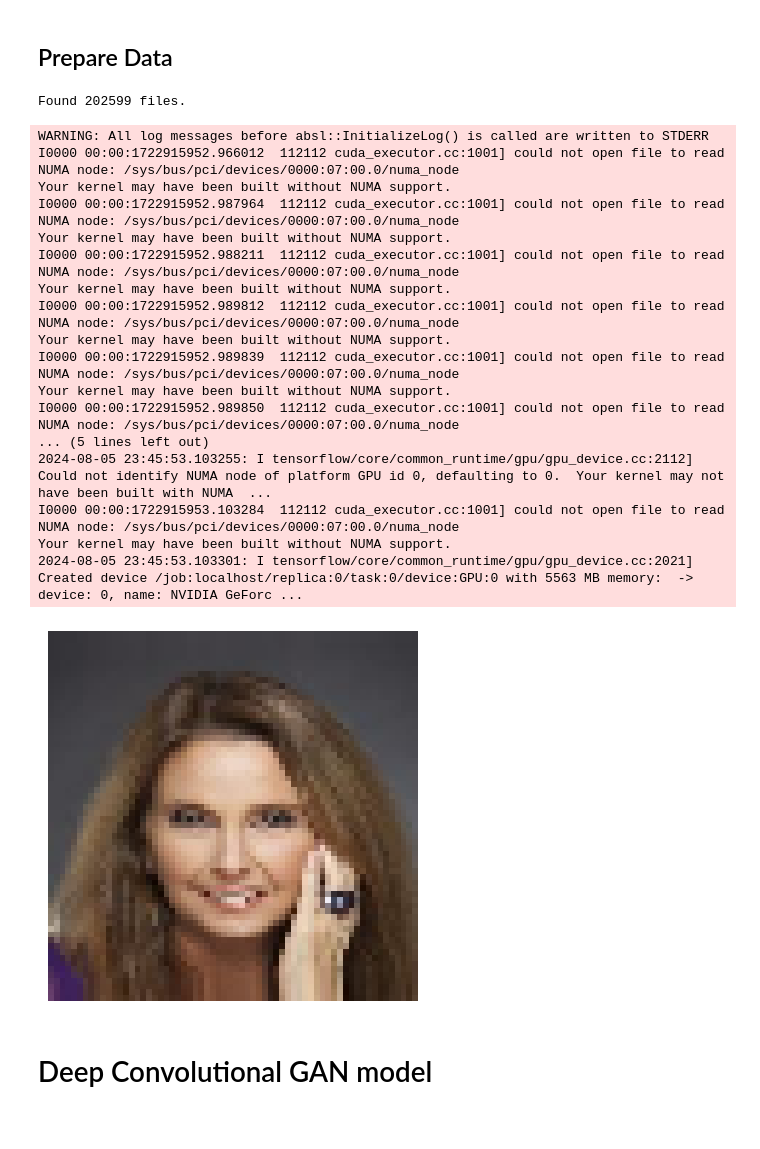
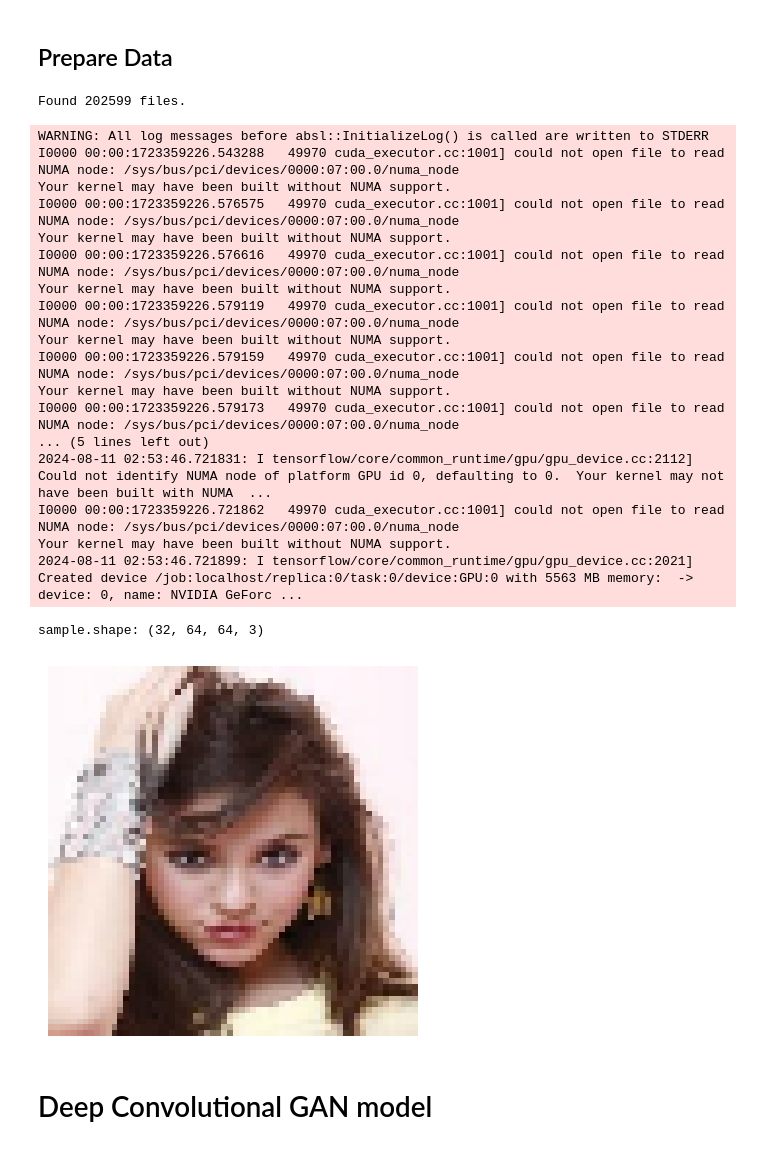
Before and after one commit to saeidtaleghani23/DCGAN_CelebA, a Jupyter notebook: main.ipynb, the cells around one changed output. Saved outputs shown, nothing was run; the diff lists cells and outputs as text; code cells hidden in the pictures.

```diff
--- a/main.ipynb
+++ b/main.ipynb
@@ -49,36 +50,45 @@ else:
 # %%
 # create an image dataset
+import yaml
+# Load the config file
+with open('./config/config.yaml', 'r') as file:
+    config = yaml.safe_load(file)
+batch_size= config['training']['batch_size']
+input_shape = tuple(config['model']['input_shape'])
+
 dataset= keras.preprocessing.image_dataset_from_directory ('celeba_gan', # path to images
                                                            label_mode=None, # no label
-                                                           image_size=(64,64), # image size
-                                                           batch_size=32)
+                                                           image_size=input_shape[:-1], # image size
+                                                           batch_size=batch_size)
 # normalizing the image
 dataset = dataset.map(lambda x: x/255.0)
 # show a sample
 for sample in dataset:
+    print(f'sample.shape: {sample.shape}')
     plt.axis("off") # turn off the axis label
     plt.imshow((sample.numpy() * 255).astype("int32") [0])
     break
 # %% [output]
 Found 202599 files.
 WARNING: All log messages before absl::InitializeLog() is called are written to STDERR
-I0000 00:00:1722915952.966012  112112 cuda_executor.cc:1001] could not open file to read NUMA node: /sys/bus/pci/devices/0000:07:00.0/numa_node
+I0000 00:00:1723359226.543288   49970 cuda_executor.cc:1001] could not open file to read NUMA node: /sys/bus/pci/devices/0000:07:00.0/numa_node
 Your kernel may have been built without NUMA support.
-I0000 00:00:1722915952.987964  112112 cuda_executor.cc:1001] could not open file to read NUMA node: /sys/bus/pci/devices/0000:07:00.0/numa_node
+I0000 00:00:1723359226.576575   49970 cuda_executor.cc:1001] could not open file to read NUMA node: /sys/bus/pci/devices/0000:07:00.0/numa_node
 Your kernel may have been built without NUMA support.
-I0000 00:00:1722915952.988211  112112 cuda_executor.cc:1001] could not open file to read NUMA node: /sys/bus/pci/devices/0000:07:00.0/numa_node
+I0000 00:00:1723359226.576616   49970 cuda_executor.cc:1001] could not open file to read NUMA node: /sys/bus/pci/devices/0000:07:00.0/numa_node
 Your kernel may have been built without NUMA support.
-I0000 00:00:1722915952.989812  112112 cuda_executor.cc:1001] could not open file to read NUMA node: /sys/bus/pci/devices/0000:07:00.0/numa_node
+I0000 00:00:1723359226.579119   49970 cuda_executor.cc:1001] could not open file to read NUMA node: /sys/bus/pci/devices/0000:07:00.0/numa_node
 Your kernel may have been built without NUMA support.
-I0000 00:00:1722915952.989839  112112 cuda_executor.cc:1001] could not open file to read NUMA node: /sys/bus/pci/devices/0000:07:00.0/numa_node
+I0000 00:00:1723359226.579159   49970 cuda_executor.cc:1001] could not open file to read NUMA node: /sys/bus/pci/devices/0000:07:00.0/numa_node
 Your kernel may have been built without NUMA support.
-I0000 00:00:1722915952.989850  112112 cuda_executor.cc:1001] could not open file to read NUMA node: /sys/bus/pci/devices/0000:07:00.0/numa_node
+I0000 00:00:1723359226.579173   49970 cuda_executor.cc:1001] could not open file to read NUMA node: /sys/bus/pci/devices/0000:07:00.0/numa_node
 ... (5 lines left out)
-2024-08-05 23:45:53.103255: I tensorflow/core/common_runtime/gpu/gpu_device.cc:2112] Could not identify NUMA node of platform GPU id 0, defaulting to 0.  Your kernel may not have been built with NUMA  ...
-I0000 00:00:1722915953.103284  112112 cuda_executor.cc:1001] could not open file to read NUMA node: /sys/bus/pci/devices/0000:07:00.0/numa_node
+2024-08-11 02:53:46.721831: I tensorflow/core/common_runtime/gpu/gpu_device.cc:2112] Could not identify NUMA node of platform GPU id 0, defaulting to 0.  Your kernel may not have been built with NUMA  ...
+I0000 00:00:1723359226.721862   49970 cuda_executor.cc:1001] could not open file to read NUMA node: /sys/bus/pci/devices/0000:07:00.0/numa_node
 Your kernel may have been built without NUMA support.
-2024-08-05 23:45:53.103301: I tensorflow/core/common_runtime/gpu/gpu_device.cc:2021] Created device /job:localhost/replica:0/task:0/device:GPU:0 with 5563 MB memory:  -> device: 0, name: NVIDIA GeForc ...
+2024-08-11 02:53:46.721899: I tensorflow/core/common_runtime/gpu/gpu_device.cc:2021] Created device /job:localhost/replica:0/task:0/device:GPU:0 with 5563 MB memory:  -> device: 0, name: NVIDIA GeForc ...
+sample.shape: (32, 64, 64, 3)
-[figure, old version]
+[figure, new version]
 # %% [markdown]
 # Deep Convolutional GAN model
 # %%
```
Also changed, not shown: parts of 9 cells of this notebook, 2 other files.
